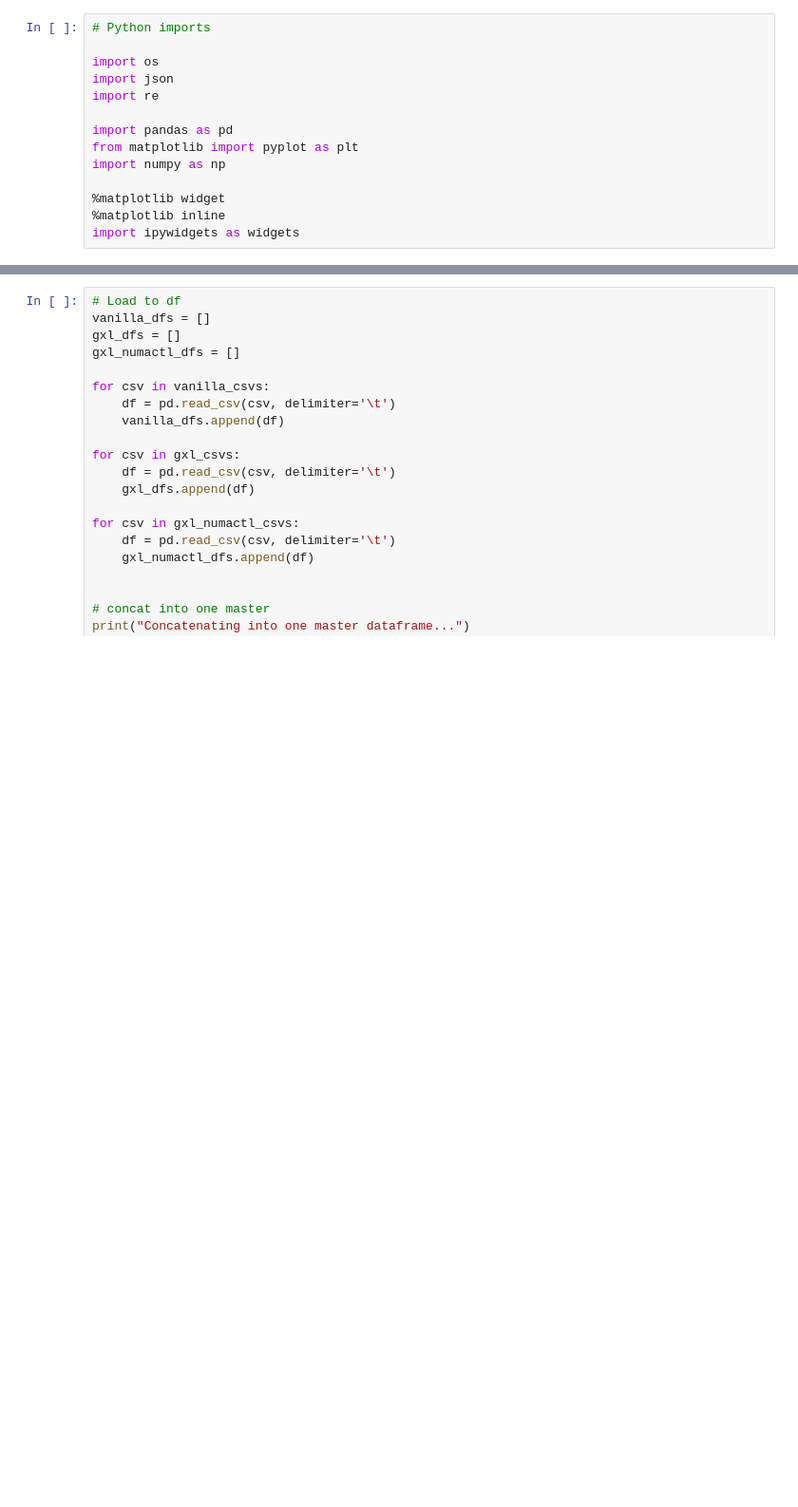
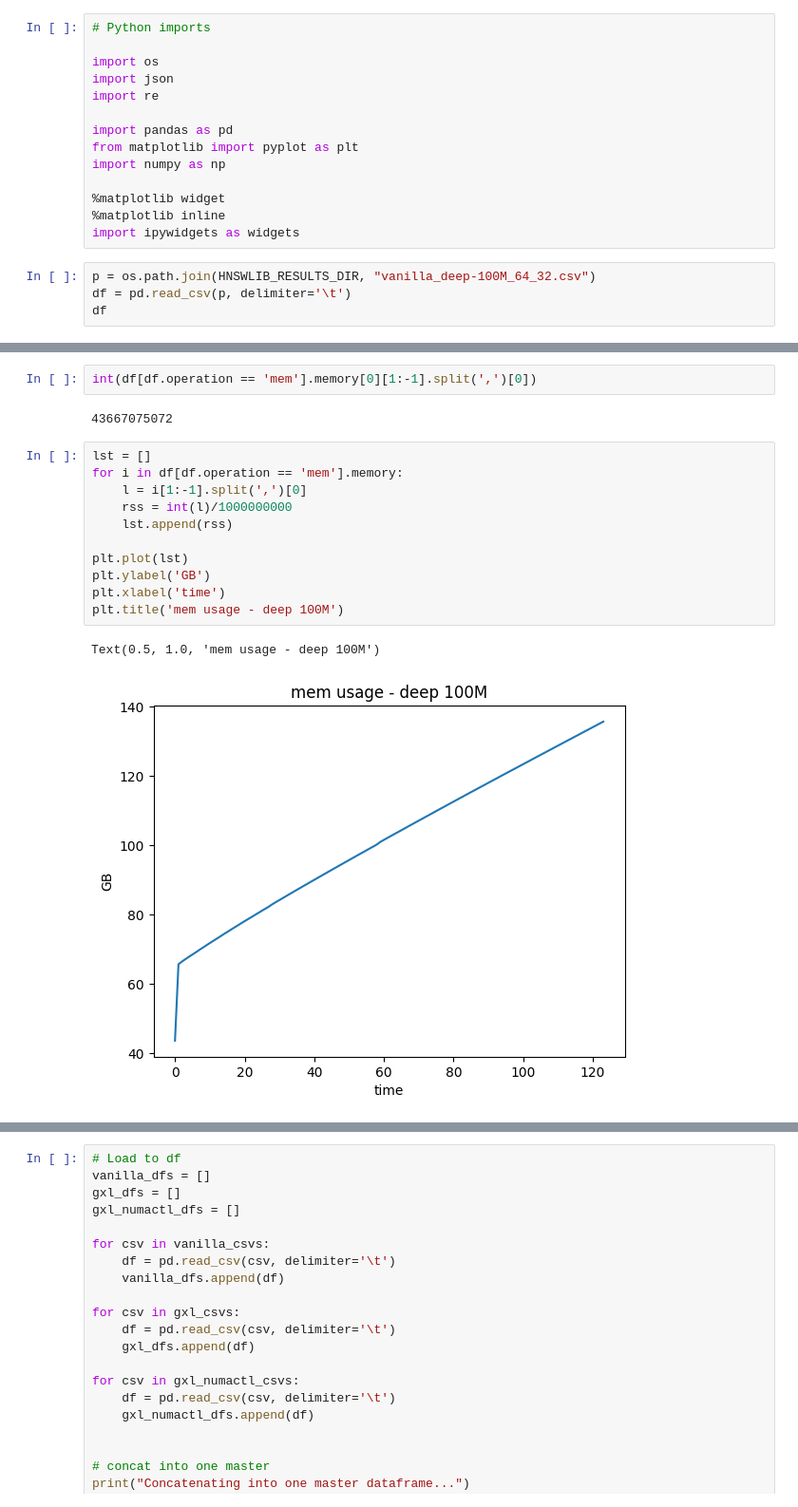
Before and after one commit to iamsabhoho/hnswlib, a Jupyter notebook: gsi/analyze.ipynb, the cells around one changed output, grey strips where cells are left out. Shown at 95% size. Saved outputs shown, nothing was run; the diff lists cells and outputs as text; blank space fills up the shorter version.

```diff
--- a/gsi/analyze.ipynb
+++ b/gsi/analyze.ipynb
@@ -16,3 +16,7 @@ import numpy as np
 %matplotlib widget
 %matplotlib inline
 import ipywidgets as widgets
+# %%
+p = os.path.join(HNSWLIB_RESULTS_DIR, "vanilla_deep-100M_64_32.csv")
+df = pd.read_csv(p, delimiter='\t')
+df
@@ -18,0 +37,18 @@ import ipywidgets as widgets
+# %%
+int(df[df.operation == 'mem'].memory[0][1:-1].split(',')[0])
+# %% [output]
+43667075072
+# %%
+lst = []
+for i in df[df.operation == 'mem'].memory:
+    l = i[1:-1].split(',')[0]
+    rss = int(l)/1000000000
+    lst.append(rss)
+
+plt.plot(lst)
+plt.ylabel('GB')
+plt.xlabel('time')
+plt.title('mem usage - deep 100M')
+# %% [output]
+Text(0.5, 1.0, 'mem usage - deep 100M')
+[figure, added]
```
Also changed, not shown: parts of 3 cells of this notebook.
